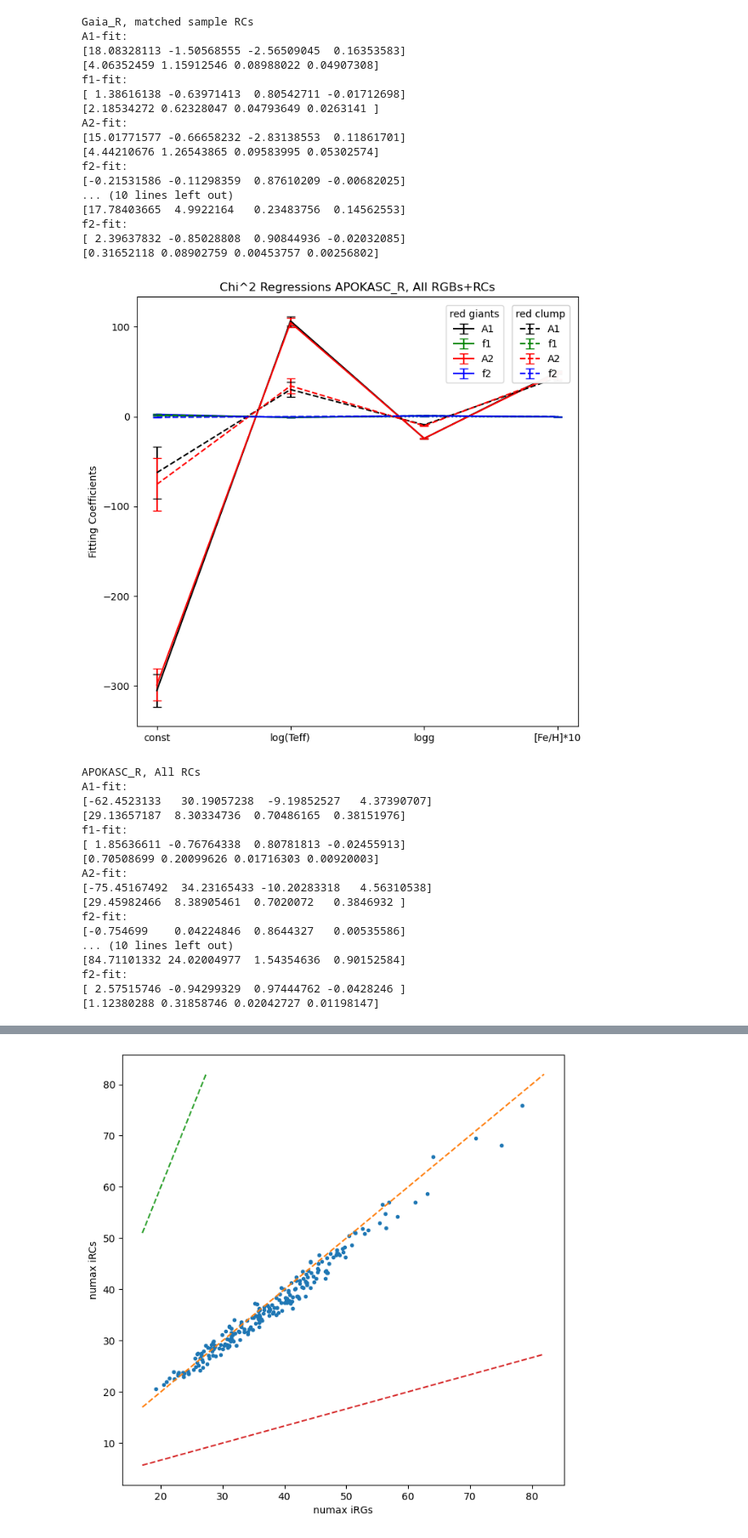
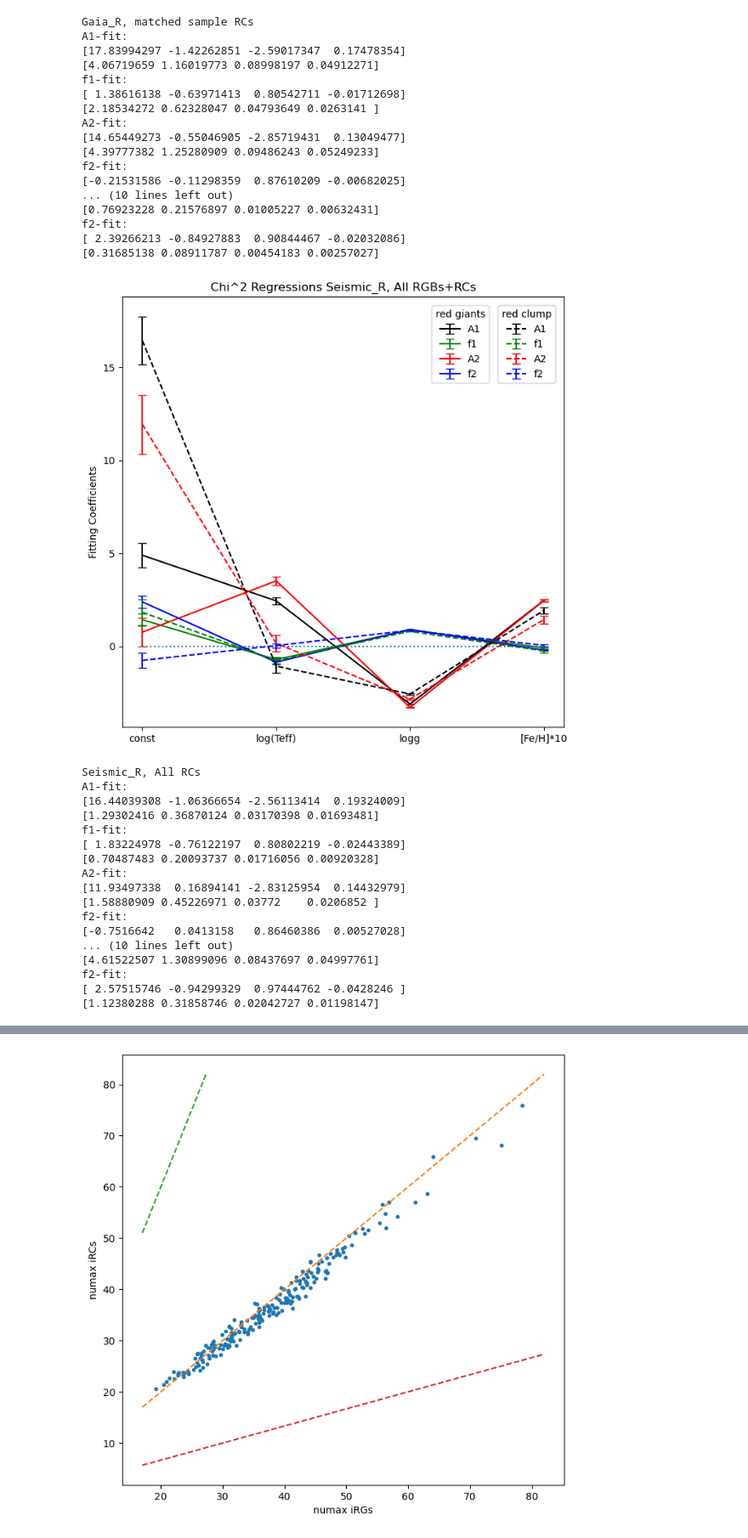
Before and after one commit to pollygecko/sharing-APOGEE_APOKASC, a Jupyter notebook: Umbrella Code for Gaia and APO3 ASCII Data.ipynb, the cells around one changed output, grey strips where cells are left out. Shown at 85% size. Saved outputs shown, nothing was run; the diff lists cells and outputs as text; code cells hidden in the pictures.

Commit message:
DEV: Updated seismic radii and figure save paths

```diff
--- a/Umbrella Code for Gaia and APO3 ASCII Data.ipynb
+++ b/Umbrella Code for Gaia and APO3 ASCII Data.ipynb
@@ -19,7 +19,8 @@ KIC_A = A_data['KIC']
 Logg_A = A_data['LOGG_C_MO']
 Teff_A = A_data['TEFF']
 FeH_A = A_data['[FE/H]']
-R_APO3 = A_data['R_C_MO']
+R_APO3 = A_data['R_G_GH']
+R_Seismic = A_data['R_C_MO']
 # %%
 #GAIA file variables
 #there are some empty entries in error and radius, so flags are put in as -42 and only pos entries are taken
@@ -39,8 +40,8 @@ KIC_B = np.array(B_data[:,0,0])
 #Intersection between Apollinaire and APOKASC
 common_KIC, A_indices, B_indices = np.intersect1d(KIC_A, KIC_B, return_indices=True)
 
-good_indices = np.where((Teff_A[A_indices] > 0) & (R_APO3[A_indices] > 0))
-bad_indices = np.where(np.logical_or(Teff_A[A_indices] <= 0, R_APO3[A_indices] <= 0))
+good_indices = np.where((Teff_A[A_indices] > 0) & (R_APO3[A_indices] > 0) & (R_Seismic[A_indices] > 0))
+#bad_indices = np.where(np.logical_or(Teff_A[A_indices] <= 0, R_APO3[A_indices] <= 0))
 
 B_indices = B_indices[good_indices]
 A_indices = A_indices[good_indices]
@@ -84,10 +85,10 @@ itemp = np.where(Evolstage == 1)
 iRG = np.reshape(itemp, np.size(itemp))
 itemp = np.where(Evolstage == 2)
 iRC = np.reshape(itemp, np.size(itemp))
-logR_G = -np.log10(G_data['inv_r_gaia_K_MIST'])
-elogR_G = G_data['inv_r_gaia_K_MIST_err']/G_data['inv_r_gaia_K_MIST']/ln10
-logR_A = A_data['R_C_MO']
-elogR_A = A_data['S_R_C_MO']
+logR_G = -np.log10(A_data['R_G_GH'])
+elogR_G = A_data['S_R_G_GH']/A_data['R_G_GH']/ln10
+logR_A = np.log10(A_data['R_C_MO'])
+elogR_A = A_data['S_R_C_MO']/A_data['R_C_MO']/ln10
 rpw = 2
 # %%
 def linear_fit(X,a,b,c,d):
@@ -121,7 +122,7 @@ def orth_fittings(x,sx,y,sy):
     return c_output, c_lin, e_lin
 # %%
 #coeffs and errors are 4x2x4 arrays (input)
-def plottings(coeffs,errors,title):
+def plottings(coeffs,errors,title,figname):
     Ncoeff = np.shape(coeffs) #4x2x4
     %matplotlib inline
     figure(figsize=(8,8), dpi=100)
@@ -155,6 +156,7 @@ def plottings(coeffs,errors,title):
     plt.xticks([0, 1, 2, 3], ['const', 'log(Teff)', 'logg', '[Fe/H]*10'])
     plt.ylabel('Fitting Coefficients')
     plt.title(title)
+    plt.savefig(figname+'.pdf')
     plt.show()
     #plt.savefig('Linear_R_Gaia_Graphs.jpeg')
     return line
@@ -322,7 +324,9 @@ fit_type = 'Chi^2 Regressions'
 print(fit_type)
 #print('Gaia_R, ' + ['All RGBs'])
 smpl_label = ['Gaia_R, All RGBs', 'Gaia_R, All RCs', 'Gaia_R, matched sample RGBs', 'Gaia_R, matched sample RCs',\
-'APOKASC_R, All RGBs', 'APOKASC_R, All RCs', 'APOKASC_R, matched sample RGBs', 'APOKASC_R, matched sample RCs']
+'Seismic_R, All RGBs', 'Seismic_R, All RCs', 'Seismic_R, matched sample RGBs', 'Seismic_R, matched sample RCs']
+fig_label = ['Gaia_R_allRGB', 'Gaia_R_allRC', 'Gaia_R_mtchRGB', 'Gaia_R_mtchRC',\
+'Seismic_R_allRGB', 'Seismic_R_allRC', 'Seismic_R_mtchRGB', 'Seismic_R_mtchRC']
 for j in range(0,7):
     print(smpl_label[j])
     for k in (0,1,2,3):
@@ -330,8 +334,8 @@ for j in range(0,7):
         print(cl[:,j,k])
         print(el[:,j,k])
     if j%2 == 0:
-        line = plottings(cl[:,j:j+2,:],el[:,j:j+2,:], fit_type+' '+smpl_label[j]+'+RCs')
-        plt.savefig('Linear_R_Gaia_Full.jpeg')
+        line = plottings(cl[:,j:j+2,:],el[:,j:j+2,:], fit_type+' '+smpl_label[j]+'+RCs', '/Users/amber3/Desktop/SSI/GitHub/sharing-APOGEE_APOKASC/'+fig_label[j])
+        #plt.savefig('Linear_R_Gaia_Full.png')
 # %% [output]
 Chi^2 Regressions
 Gaia_R, All RGBs
@@ -369,35 +373,35 @@ f2-fit:
 Gaia_R, matched sample RCs
 A1-fit:
-[18.08328113 -1.50568555 -2.56509045  0.16353583]
-[4.06352459 1.15912546 0.08988022 0.04907308]
+[17.83994297 -1.42262851 -2.59017347  0.17478354]
+[4.06719659 1.16019773 0.08998197 0.04912271]
 f1-fit:
 [ 1.38616138 -0.63971413  0.80542711 -0.01712698]
 [2.18534272 0.62328047 0.04793649 0.0263141 ]
 A2-fit:
-[15.01771577 -0.66658232 -2.83138553  0.11861701]
-[4.44210676 1.26543865 0.09583995 0.05302574]
+[14.65449273 -0.55046905 -2.85719431  0.13049477]
+[4.39777382 1.25280909 0.09486243 0.05249233]
 f2-fit:
 [-0.21531586 -0.11298359  0.87610209 -0.00682025]
 ... (10 lines left out)
-[17.78403665  4.9922164   0.23483756  0.14562553]
+[0.76923228 0.21576897 0.01005227 0.00632431]
 f2-fit:
-[ 2.39637832 -0.85028808  0.90844936 -0.02032085]
-[0.31652118 0.08902759 0.00453757 0.00256802]
+[ 2.39266213 -0.84927883  0.90844467 -0.02032086]
+[0.31685138 0.08911787 0.00454183 0.00257027]
-[figure, old version]
+[figure, new version]
-APOKASC_R, All RCs
+Seismic_R, All RCs
 A1-fit:
-[-62.4523133   30.19057238  -9.19852527   4.37390707]
-[29.13657187  8.30334736  0.70486165  0.38151976]
+[16.44039308 -1.06366654 -2.56113414  0.19324009]
+[1.29302416 0.36870124 0.03170398 0.01693481]
 f1-fit:
-[ 1.85636611 -0.76764338  0.80781813 -0.02455913]
-[0.70508699 0.20099626 0.01716303 0.00920003]
+[ 1.83224978 -0.76122197  0.80802219 -0.02443389]
+[0.70487483 0.20093737 0.01716056 0.00920328]
 A2-fit:
-[-75.45167492  34.23165433 -10.20283318   4.56310538]
-[29.45982466  8.38905461  0.7020072   0.3846932 ]
+[11.93497338  0.16894141 -2.83125954  0.14432979]
+[1.58880909 0.45226971 0.03772    0.0206852 ]
 f2-fit:
-[-0.754699    0.04224846  0.8644327   0.00535586]
+[-0.7516642   0.0413158   0.86460386  0.00527028]
 ... (10 lines left out)
-[84.71101332 24.02004977  1.54354636  0.90152584]
+[4.61522507 1.30899096 0.08437697 0.04997761]
 f2-fit:
 [ 2.57515746 -0.94299329  0.97444762 -0.0428246 ]
 [1.12380288 0.31858746 0.02042727 0.01198147]
```
Also changed, not shown: parts of 4 cells of this notebook.
